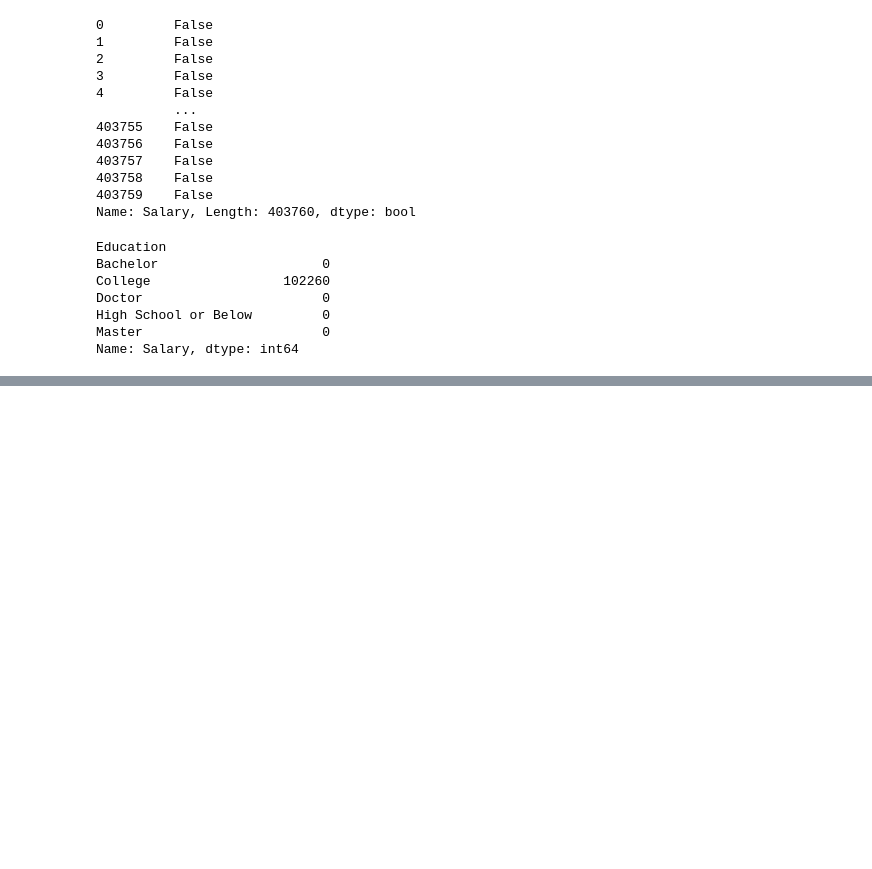
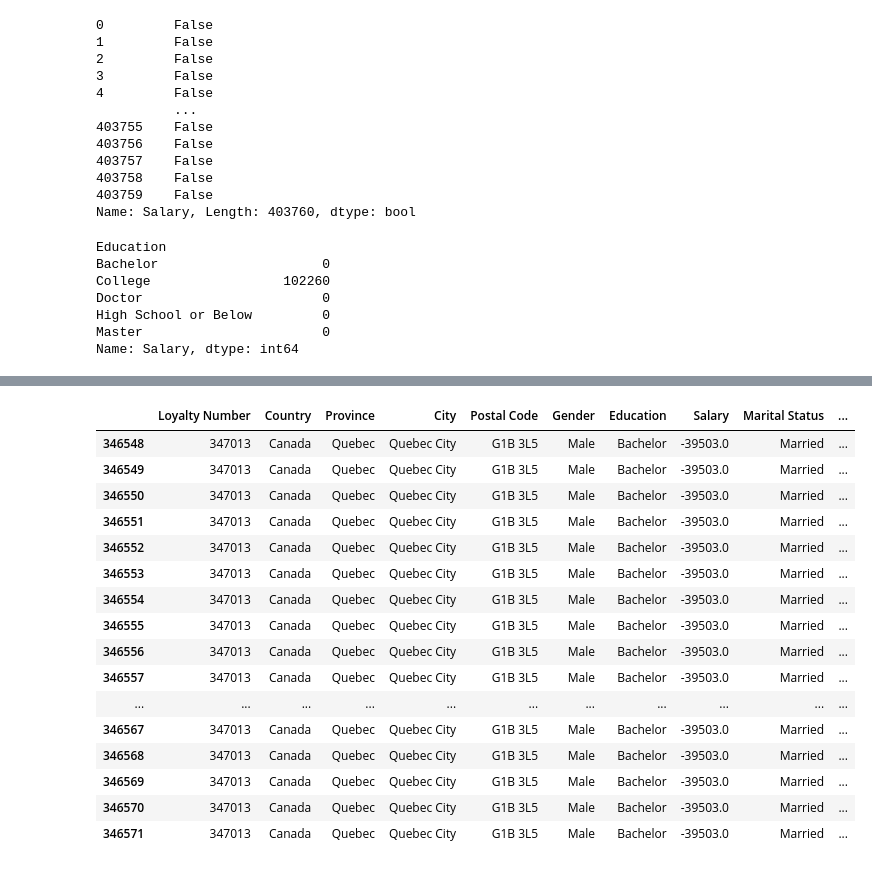
Before and after one commit to Adalab/bda-modulo-3-evaluacion-final-jesgonza2026, a Jupyter notebook: fase_1_evaluacion_final_jesica.ipynb, the cells around one changed output, grey strips where cells are left out. Drawn from its saved outputs; the diff is of its cells as text; code cells hidden in the pictures; blank space fills up the shorter version.

```diff
--- a/fase_1_evaluacion_final_jesica.ipynb
+++ b/fase_1_evaluacion_final_jesica.ipynb
@@ -463,0 +612,21 @@ Name: Salary, dtype: float64
+# %%
+df_final[df_final['Loyalty Number'] == 347013]
+#Vemos lo mismo
+# %% [output]
+|  | Loyalty Number | Country | Province | City | Postal Code | Gender | Education | Salary | Marital Status | ... |
+| 346548 | 347013 | Canada | Quebec | Quebec City | G1B 3L5 | Male | Bachelor | -39503.0 | Married | ... |
+| 346549 | 347013 | Canada | Quebec | Quebec City | G1B 3L5 | Male | Bachelor | -39503.0 | Married | ... |
+| 346550 | 347013 | Canada | Quebec | Quebec City | G1B 3L5 | Male | Bachelor | -39503.0 | Married | ... |
+| 346551 | 347013 | Canada | Quebec | Quebec City | G1B 3L5 | Male | Bachelor | -39503.0 | Married | ... |
+| 346552 | 347013 | Canada | Quebec | Quebec City | G1B 3L5 | Male | Bachelor | -39503.0 | Married | ... |
+| 346553 | 347013 | Canada | Quebec | Quebec City | G1B 3L5 | Male | Bachelor | -39503.0 | Married | ... |
+| 346554 | 347013 | Canada | Quebec | Quebec City | G1B 3L5 | Male | Bachelor | -39503.0 | Married | ... |
+| 346555 | 347013 | Canada | Quebec | Quebec City | G1B 3L5 | Male | Bachelor | -39503.0 | Married | ... |
+| 346556 | 347013 | Canada | Quebec | Quebec City | G1B 3L5 | Male | Bachelor | -39503.0 | Married | ... |
+| 346557 | 347013 | Canada | Quebec | Quebec City | G1B 3L5 | Male | Bachelor | -39503.0 | Married | ... |
+| ... | ... | ... | ... | ... | ... | ... | ... | ... | ... | ... |
+| 346567 | 347013 | Canada | Quebec | Quebec City | G1B 3L5 | Male | Bachelor | -39503.0 | Married | ... |
+| 346568 | 347013 | Canada | Quebec | Quebec City | G1B 3L5 | Male | Bachelor | -39503.0 | Married | ... |
+| 346569 | 347013 | Canada | Quebec | Quebec City | G1B 3L5 | Male | Bachelor | -39503.0 | Married | ... |
+| 346570 | 347013 | Canada | Quebec | Quebec City | G1B 3L5 | Male | Bachelor | -39503.0 | Married | ... |
+| 346571 | 347013 | Canada | Quebec | Quebec City | G1B 3L5 | Male | Bachelor | -39503.0 | Married | ... |
```
Also changed, not shown: parts of 37 cells of this notebook.
